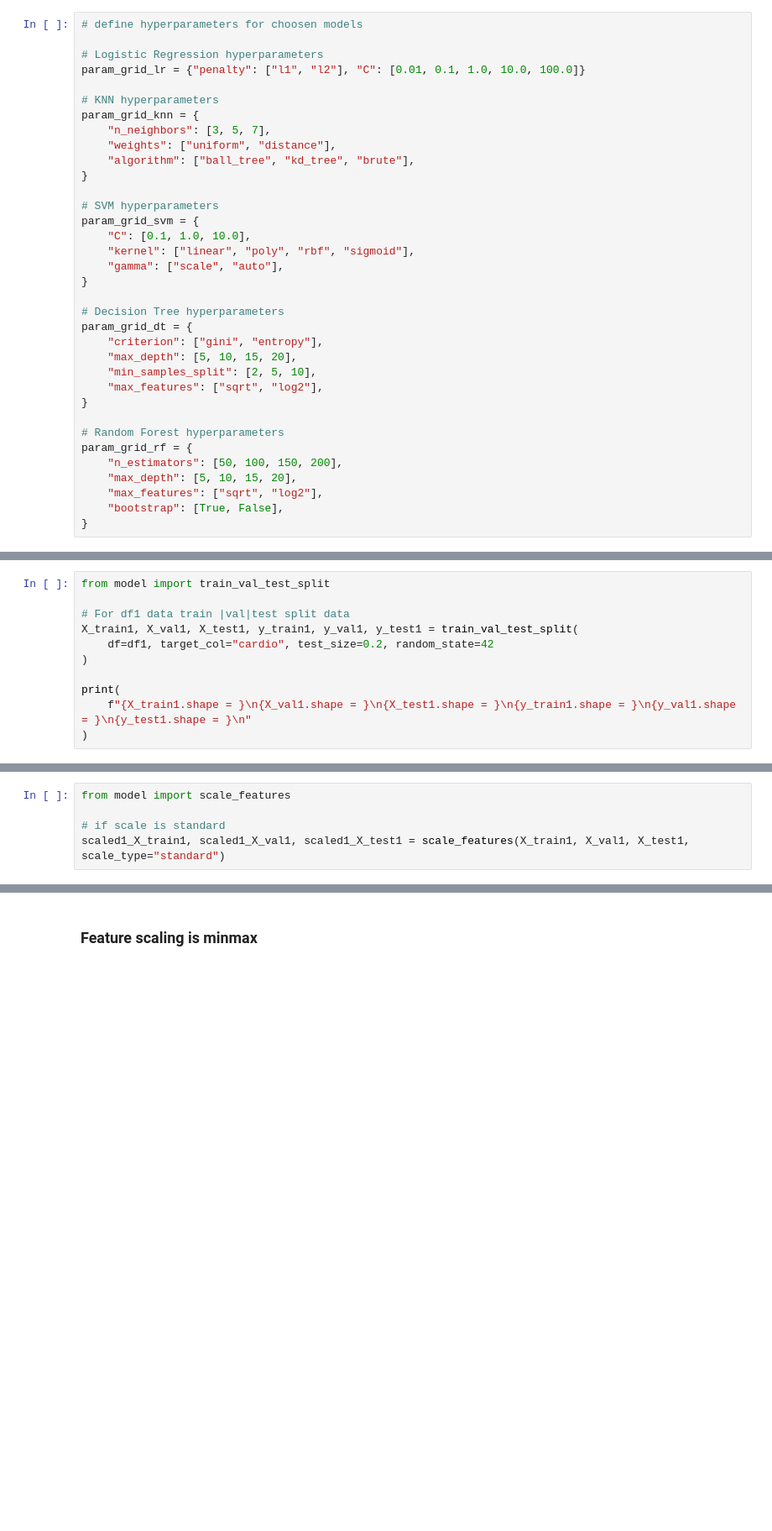
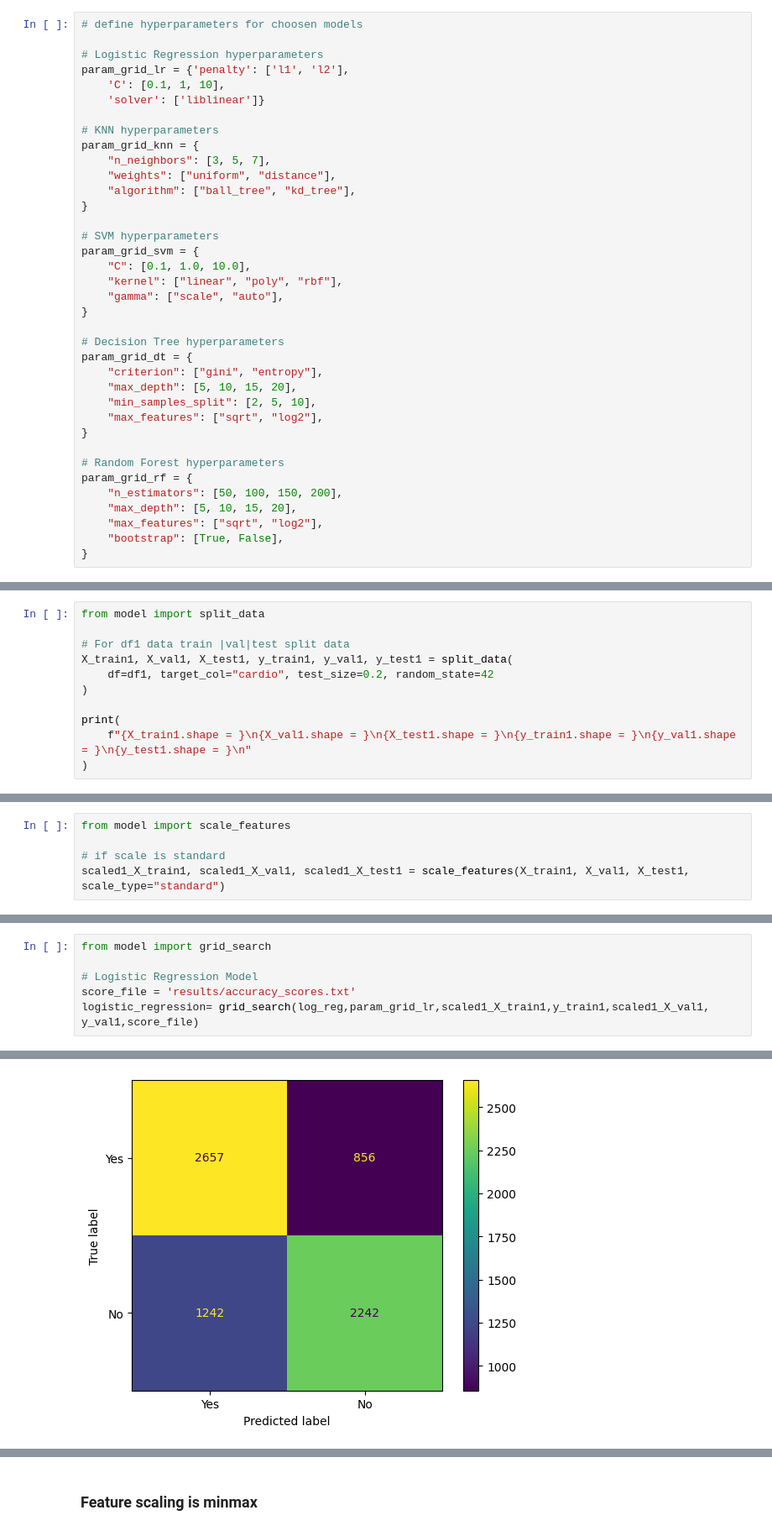
Before and after one commit to VineelaNedunuri/Machine-Learning-vineela-nedunuri, a Jupyter notebook: Labb/Disease _prediction.ipynb, the cells around one changed output, grey strips where cells are left out. Shown at 84% size. Cells and saved outputs as stored; diff of their text form; blank space fills up the shorter version.

```diff
--- a/Labb/Disease _prediction.ipynb
+++ b/Labb/Disease _prediction.ipynb
@@ -666,19 +666,21 @@ random_forest= RandomForestClassifier()
 # define hyperparameters for choosen models
 
 # Logistic Regression hyperparameters
-param_grid_lr = {"penalty": ["l1", "l2"], "C": [0.01, 0.1, 1.0, 10.0, 100.0]}
+param_grid_lr = {'penalty': ['l1', 'l2'],
+    'C': [0.1, 1, 10],
+    'solver': ['liblinear']}
 
 # KNN hyperparameters
 param_grid_knn = {
     "n_neighbors": [3, 5, 7],
     "weights": ["uniform", "distance"],
-    "algorithm": ["ball_tree", "kd_tree", "brute"],
+    "algorithm": ["ball_tree", "kd_tree"],
 }
 
 # SVM hyperparameters
 param_grid_svm = {
     "C": [0.1, 1.0, 10.0],
-    "kernel": ["linear", "poly", "rbf", "sigmoid"],
+    "kernel": ["linear", "poly", "rbf"],
     "gamma": ["scale", "auto"],
 }
 
@@ -706,10 +708,10 @@ print('Number of rows and columns of first dataframe:',df1.shape)
 # %% [output]
 Number of rows and columns of first dataframe: (69971, 20)
 # %%
-from model import train_val_test_split
+from model import split_data
 
 # For df1 data train |val|test split data
-X_train1, X_val1, X_test1, y_train1, y_val1, y_test1 = train_val_test_split(
+X_train1, X_val1, X_test1, y_train1, y_val1, y_test1 = split_data(
     df=df1, target_col="cardio", test_size=0.2, random_state=42
 )
 
@@ -750,0 +735,7 @@ Best parameters: {'algorithm': 'auto', 'n_neighbors': 5, 'weights': 'uniform'}
+# %%
+from model import grid_search
+
+# Logistic Regression Model
+score_file = 'results/accuracy_scores.txt'
+logistic_regression= grid_search(log_reg,param_grid_lr,scaled1_X_train1,y_train1,scaled1_X_val1, y_val1,score_file)
+# %% [output]
@@ -750,0 +751 @@ Best parameters: {'algorithm': 'auto', 'n_neighbors': 5, 'weights': 'uniform'}
+[figure, added]
```
Also changed, not shown: parts of 17 cells of this notebook, 2 other files.
